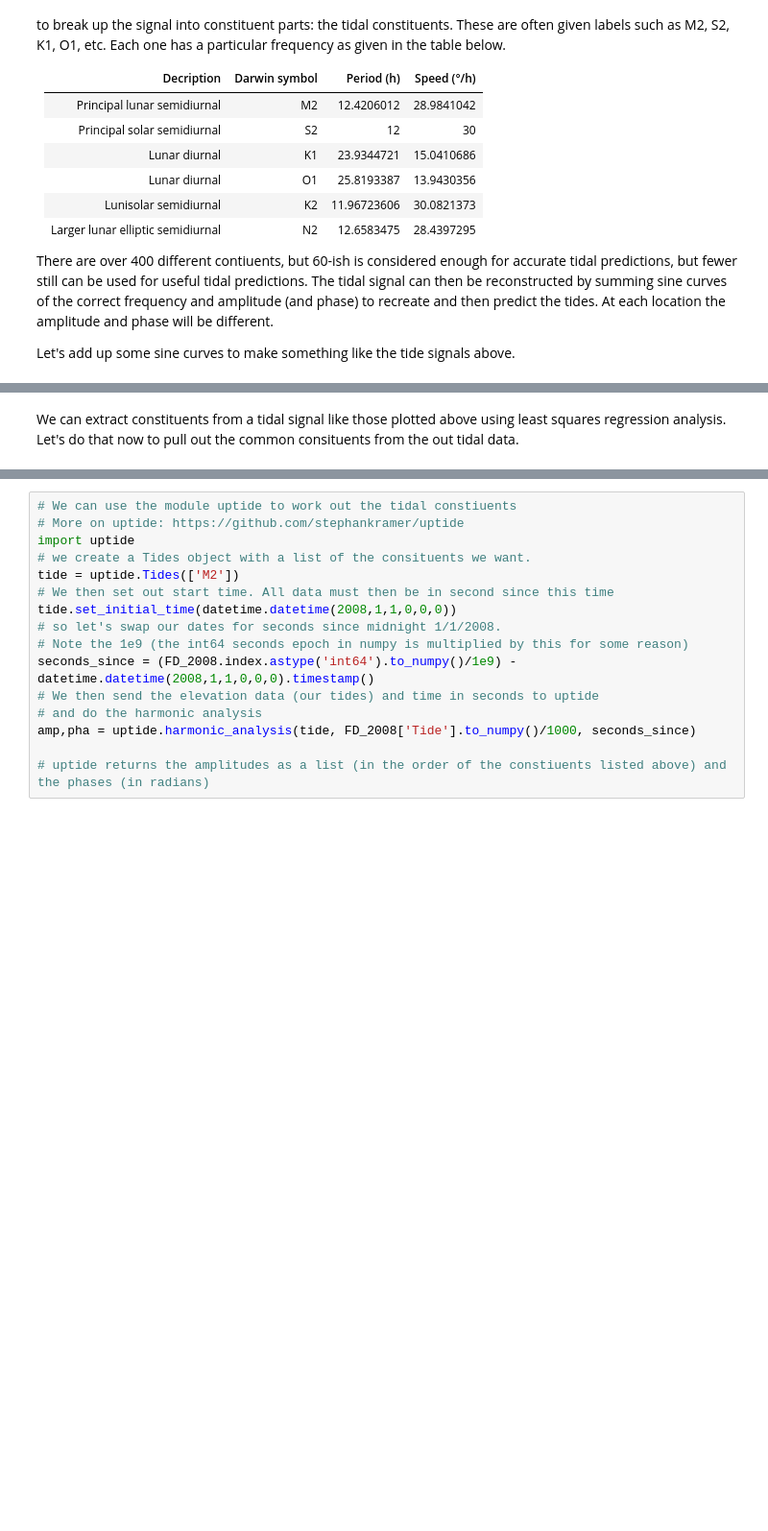
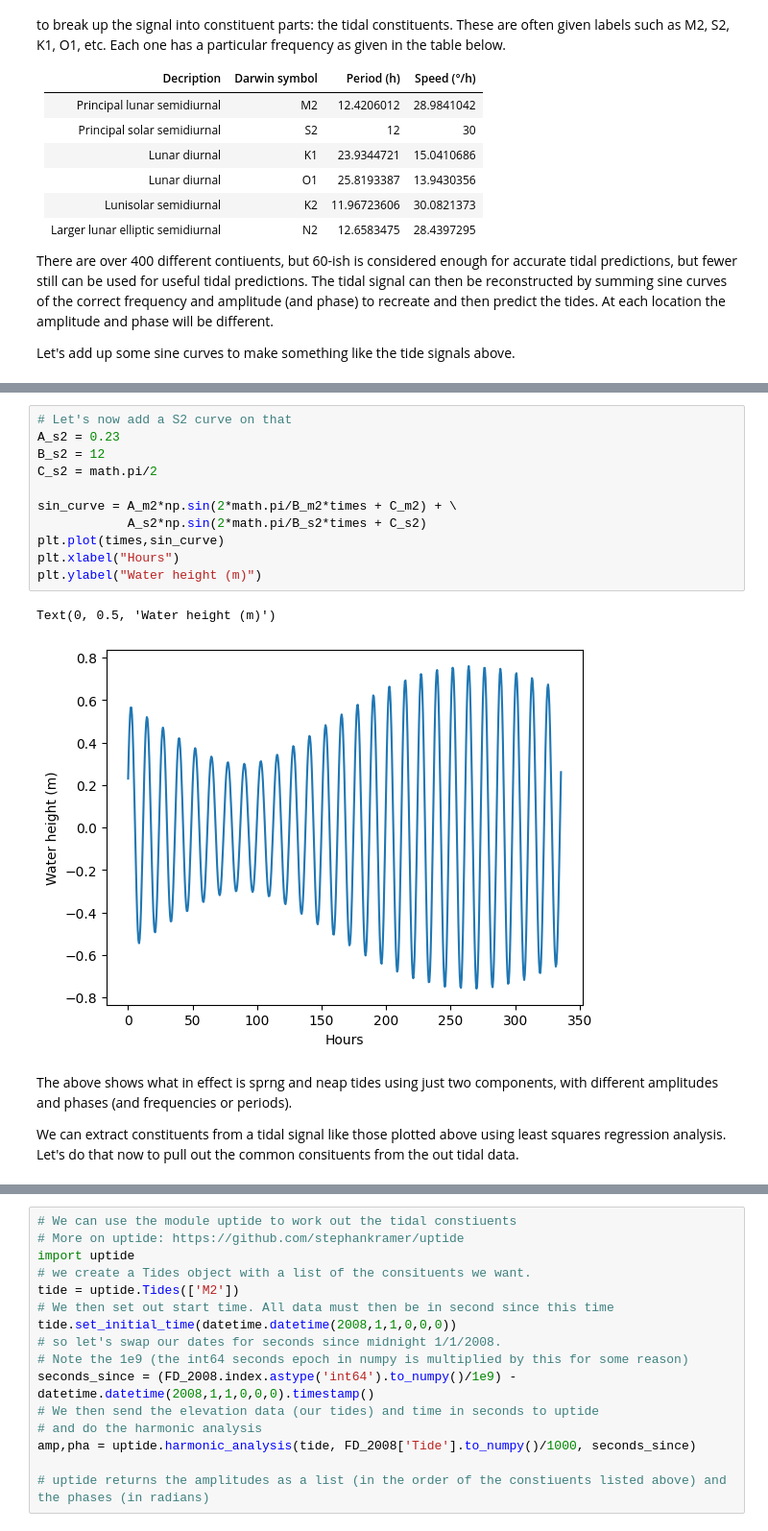
Before and after one commit to jhill1/tidal_analysis_workshop, a Jupyter notebook: Tidal_analysis.ipynb, the cells around one changed output, grey strips where cells are left out. Shown: that part at 96% size. Saved outputs shown, nothing was run; the diff lists cells and outputs as text; blank space fills up the shorter version.

```diff
--- a/Tidal_analysis.ipynb
+++ b/Tidal_analysis.ipynb
@@ -136,4 +159,20 @@ Let's add up some sine curves to make something like the tide signals above.
+# %%
+# Let's now add a S2 curve on that
+A_s2 = 0.23
+B_s2 = 12
+C_s2 = math.pi/2
+
+sin_curve = A_m2*np.sin(2*math.pi/B_m2*times + C_m2) + \
+            A_s2*np.sin(2*math.pi/B_s2*times + C_s2)
+plt.plot(times,sin_curve)
+plt.xlabel("Hours")
+plt.ylabel("Water height (m)")
+# %% [output]
+Text(0, 0.5, 'Water height (m)')
+[figure, added]
 # %% [markdown]
+The above shows what in effect is sprng and neap tides using just two components, with different amplitudes and phases (and frequencies or periods).
+
 We can extract constituents from a tidal signal like those plotted above using least squares regression analysis. Let's do that now to pull out the common consituents from the out tidal data.
 # %%
 # let's first pull out a single year's worth of data
```
Also changed, not shown: parts of 5 cells of this notebook.
